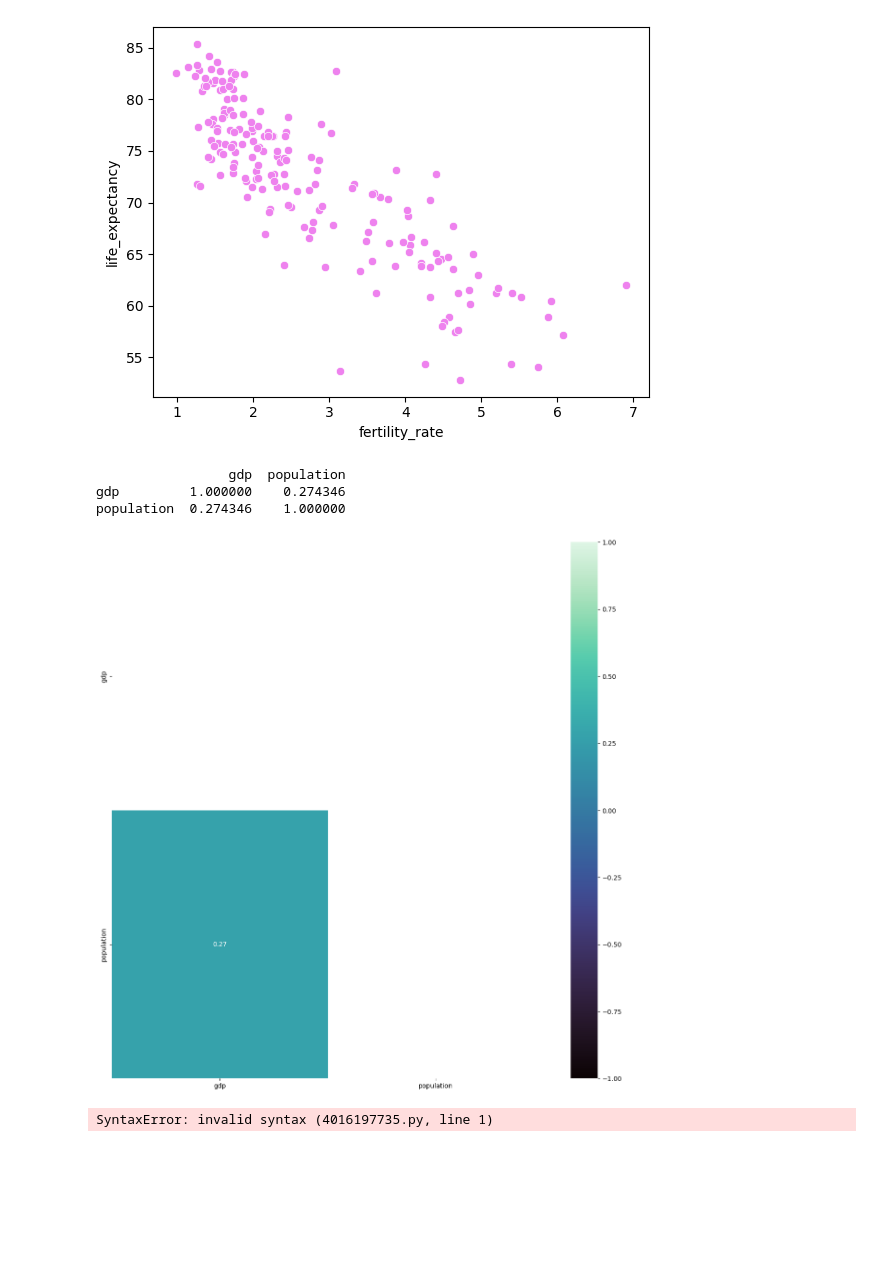
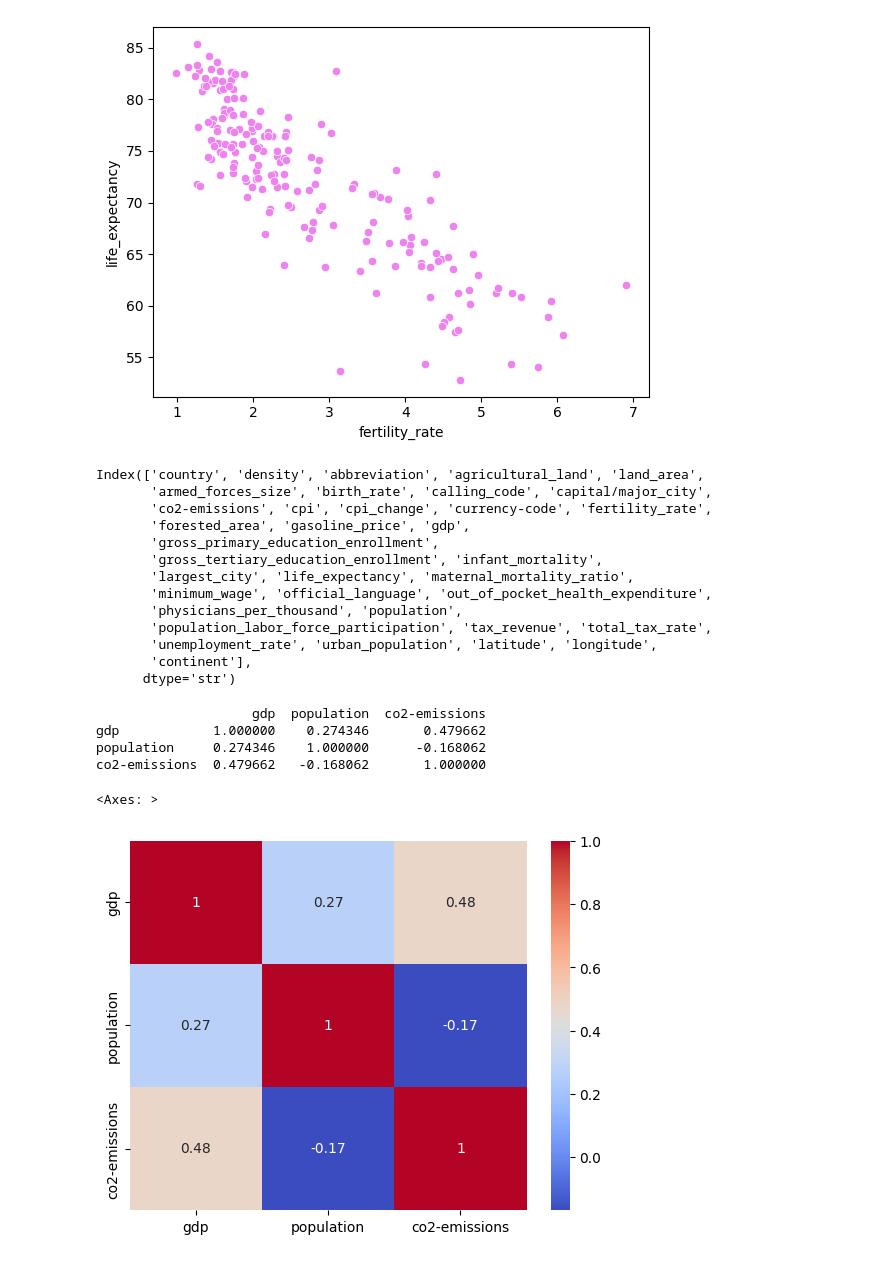
Before and after one commit to alirisescobar-cpu/pair-programming-jesica-ali-mod3, a Jupyter notebook: leccion10_estadisticos_2.ipynb, the cells around one changed output. Cells and saved outputs as stored; diff of their text form; code cells hidden in the pictures; blank space fills up the shorter version.

```diff
--- a/leccion10_estadisticos_2.ipynb
+++ b/leccion10_estadisticos_2.ipynb
@@ -44,32 +44,36 @@ sns.scatterplot(data=df,x="fertility_rate",y="life_expectancy",color="violet")
 #Se puede ver una correlación negativa muy fuerte entre la fertilidad y esperanza de vida.
 #Mayor fertilidad----> menor esperanza de vida
 #Menor esperanza ---- > mayor fertilidad
+# %%
+df.columns
+# %% [output]
+Index(['country', 'density', 'abbreviation', 'agricultural_land', 'land_area',
+       'armed_forces_size', 'birth_rate', 'calling_code', 'capital/major_city',
+       'co2-emissions', 'cpi', 'cpi_change', 'currency-code', 'fertility_rate',
+       'forested_area', 'gasoline_price', 'gdp',
+       'gross_primary_education_enrollment',
+       'gross_tertiary_education_enrollment', 'infant_mortality',
+       'largest_city', 'life_expectancy', 'maternal_mortality_ratio',
+       'minimum_wage', 'official_language', 'out_of_pocket_health_expenditure',
+       'physicians_per_thousand', 'population',
+       'population_labor_force_participation', 'tax_revenue', 'total_tax_rate',
+       'unemployment_rate', 'urban_population', 'latitude', 'longitude',
+       'continent'],
+      dtype='str')
 # %%
 #2) PIB, emisiones y población: ¿qué se relaciona con qué?
 
-lista_variables=["gdp","population"]
+lista_variables=["gdp","population","co2-emissions"]
 # %%
 matriz_cor=df[lista_variables].corr(numeric_only=True)
 print(matriz_cor)
 # %% [output]
-                 gdp  population
-gdp         1.000000    0.274346
-population  0.274346    1.000000
+                    gdp  population  co2-emissions
+gdp            1.000000    0.274346       0.479662
+population     0.274346    1.000000      -0.168062
+co2-emissions  0.479662   -0.168062       1.000000
-# %%
-plt.figure(figsize = (15, 15))
-# creamos una matriz booleana de máscara
-mask = np.triu(np.ones_like(matriz_cor, dtype=bool))
-# creamos un heatmap con la máscara
-sns.heatmap(matriz_cor,
-            annot = True,
-            fmt = ".2f",
-            cmap = "mako",
-            vmax = 1,
-            vmin = -1,
-            mask = mask);
-# %% [output]
-[figure, removed]
-# %%
-sns.heatmap(matriz_cor, annot=True, cmap='coolwarm') plt.title('Matriz de Correlación Económica') plt.show()
-# %% [output]
-SyntaxError: invalid syntax (4016197735.py, line 1)
+# %%
+sns.heatmap(matriz_cor, annot=True, cmap='coolwarm')
+# %% [output]
+<Axes: >
+[figure, added]
```
Also changed, not shown: parts of 20 cells of this notebook.
